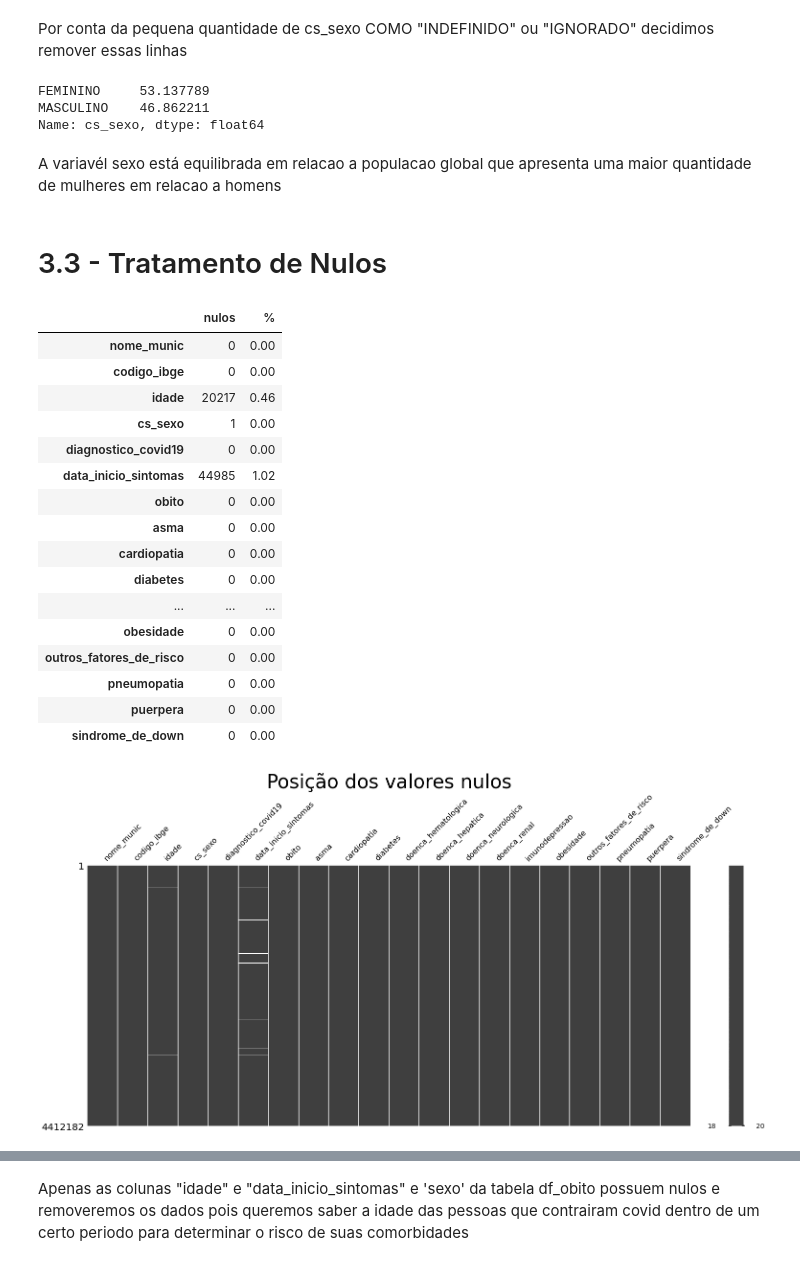
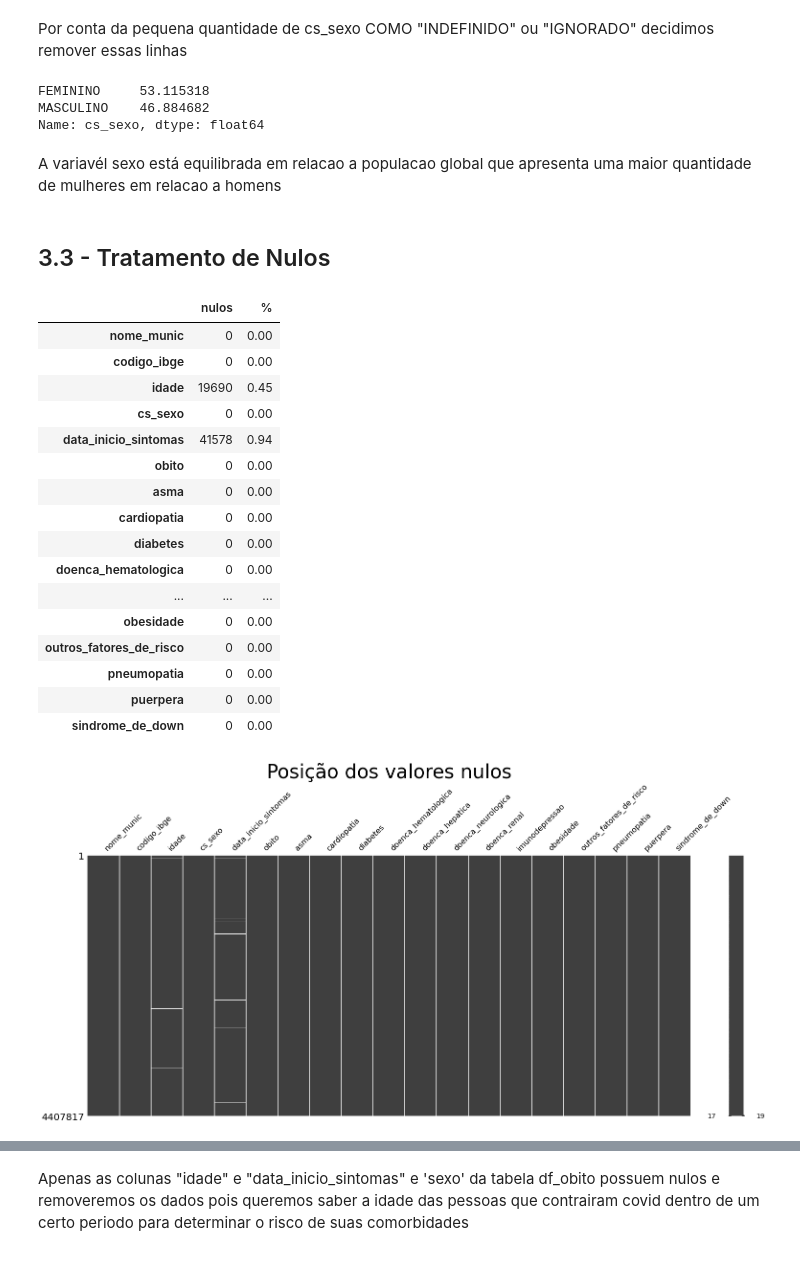
Before and after one commit to 1colete/dh_projeto_integrador, a Jupyter notebook: 0_limpeza.ipynb, the cells around one changed output, grey strips where cells are left out. Saved outputs shown, nothing was run; the diff lists cells and outputs as text; code cells hidden in the pictures.

```diff
--- a/0_limpeza.ipynb
+++ b/0_limpeza.ipynb
@@ -57,6 +18,4 @@ warnings.filterwarnings('ignore')
 # %% [markdown]
 # 2 - Lendo Arquivos
 # %%
-df_obitos = pd.read_csv('dados/casos_obitos_doencas_preexistentes.csv', encoding ='utf8', delimiter=";")
-df_municipios = pd.read_csv('dados/Codigo_Nome_Municipios.txt', encoding ='ANSI', sep=';')
-df_coordenadas = pd.read_csv('dados/Sedes_Coordenadas_Municipios.csv', encoding ='utf8', delimiter=";")
+df_obitos = pd.read_csv('dados/raw/casos_obitos_doencas_preexistentes.csv', encoding ='utf8', delimiter=";")
@@ -142,7 +99,7 @@ colunas_baixa_variancia = identify_cols_low_variance(df_obitos, low_variance_thr
 
 if len(colunas_baixa_variancia) > 0:
     print('Colunas com baixa variância:', colunas_baixa_variancia)
-    df_train.drop(colunas_baixa_variancia, axis=1, inplace=True)
+    df_obitos.drop(colunas_baixa_variancia, axis=1, inplace=True)
 
 else:
     print('Não há colunas com baixa variância no conjunto de dados.')
@@ -191,8 +148,8 @@ Temos ao todo,  93 observações com idade registradas acima de 110 anos
 Tomada de decisão para para analise do DataSet foi de retirar as observações e considerar os registros como erros.
 # %%
 # removendo entradas de pessoas com mais de 110 anos
-remove = df_nonan.loc[(df_nonan['idade'] > 110)]
-df_nonan = df_nonan.drop(remove.index)
+remove = df_obitos.loc[(df_obitos['idade'] > 110)]
+df_obitos_clean = df_obitos.drop(remove.index)
 # %% [markdown]
 ### 3.2.2 - Feature cs_sexo
 # %%
@@ -214,34 +171,35 @@ Puerperas classificads como "INDEFINIDO" ou "IGNORADO": 0
 # %% [markdown]
 Por conta da pequena quantidade de cs_sexo COMO "INDEFINIDO" ou "IGNORADO" decidimos remover essas linhas
 # %%
-df_nonan = df_nonan.drop(df_nonan[
-    (df_nonan.cs_sexo == "INDEFINIDO") |
-    (df_nonan.cs_sexo == "IGNORADO") ].index)
+df_obitos_clean = df_obitos_clean.drop(df_obitos_clean[
+    (df_obitos_clean.cs_sexo == "INDEFINIDO") |
+    (df_obitos_clean.cs_sexo == "IGNORADO") |
+    (df_obitos_clean.cs_sexo.isnull() ) ].index)
 # %%
-perc = pd.Series(df_nonan['cs_sexo']).value_counts()
-print(( perc / len(df_nonan['cs_sexo']))*100)
+perc = pd.Series(df_obitos_clean['cs_sexo']).value_counts()
+print(( perc / len(df_obitos_clean['cs_sexo']))*100)
 # %% [output]
-FEMININO     53.137789
-MASCULINO    46.862211
+FEMININO     53.115318
+MASCULINO    46.884682
 Name: cs_sexo, dtype: float64
 # %% [markdown]
 A variavél sexo está equilibrada em relacao a populacao global que apresenta uma maior quantidade de mulheres em relacao a homens
 # %% [markdown]
-# 3.3 - Tratamento de Nulos
+## 3.3 - Tratamento de Nulos
 # %%
-checa_nulos(df_obitos)
+checa_nulos(df_obitos_clean)
 # %% [output]
 |  | nulos | % |
 | nome_munic | 0 | 0.00 |
 | codigo_ibge | 0 | 0.00 |
-| idade | 20217 | 0.46 |
-| cs_sexo | 1 | 0.00 |
-| diagnostico_covid19 | 0 | 0.00 |
-| data_inicio_sintomas | 44985 | 1.02 |
+| idade | 19690 | 0.45 |
+| cs_sexo | 0 | 0.00 |
+| data_inicio_sintomas | 41578 | 0.94 |
 | obito | 0 | 0.00 |
 | asma | 0 | 0.00 |
 | cardiopatia | 0 | 0.00 |
 | diabetes | 0 | 0.00 |
+| doenca_hematologica | 0 | 0.00 |
 | ... | ... | ... |
 | obesidade | 0 | 0.00 |
 | outros_fatores_de_risco | 0 | 0.00 |
@@ -250,9 +208,9 @@ checa_nulos(df_obitos)
 | sindrome_de_down | 0 | 0.00 |
 # %%
 %config InlineBackend.figure_format = 'png'
-msno.matrix(df_obitos)
+msno.matrix(df_obitos_clean)
 plt.title(label ='Posição dos valores nulos',fontsize=40)
 plt.show()
 # %% [output]
-[figure, old version]
+[figure, new version]
 # %%
```
Also changed, not shown: parts of 41 cells of this notebook, 2 other files.
